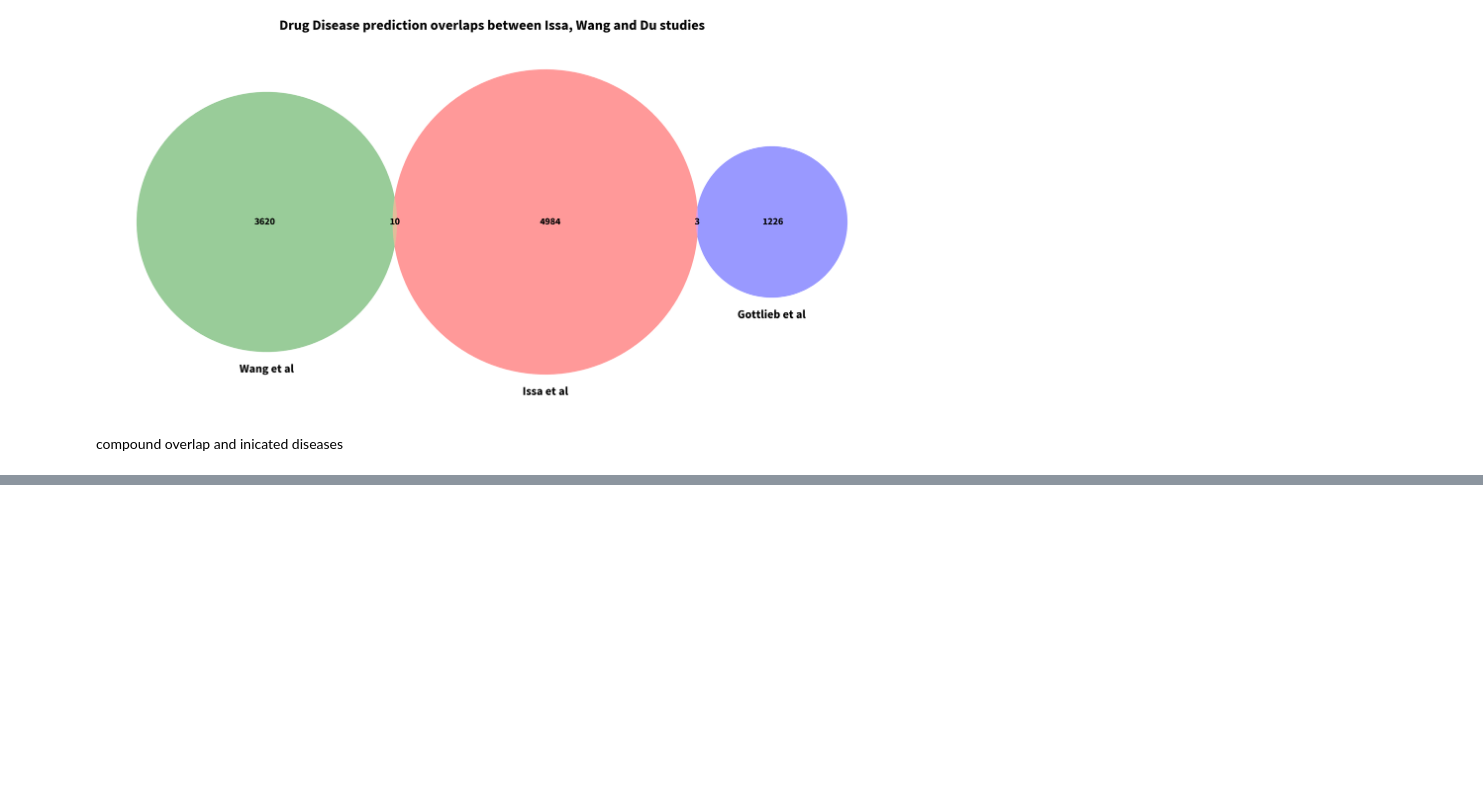
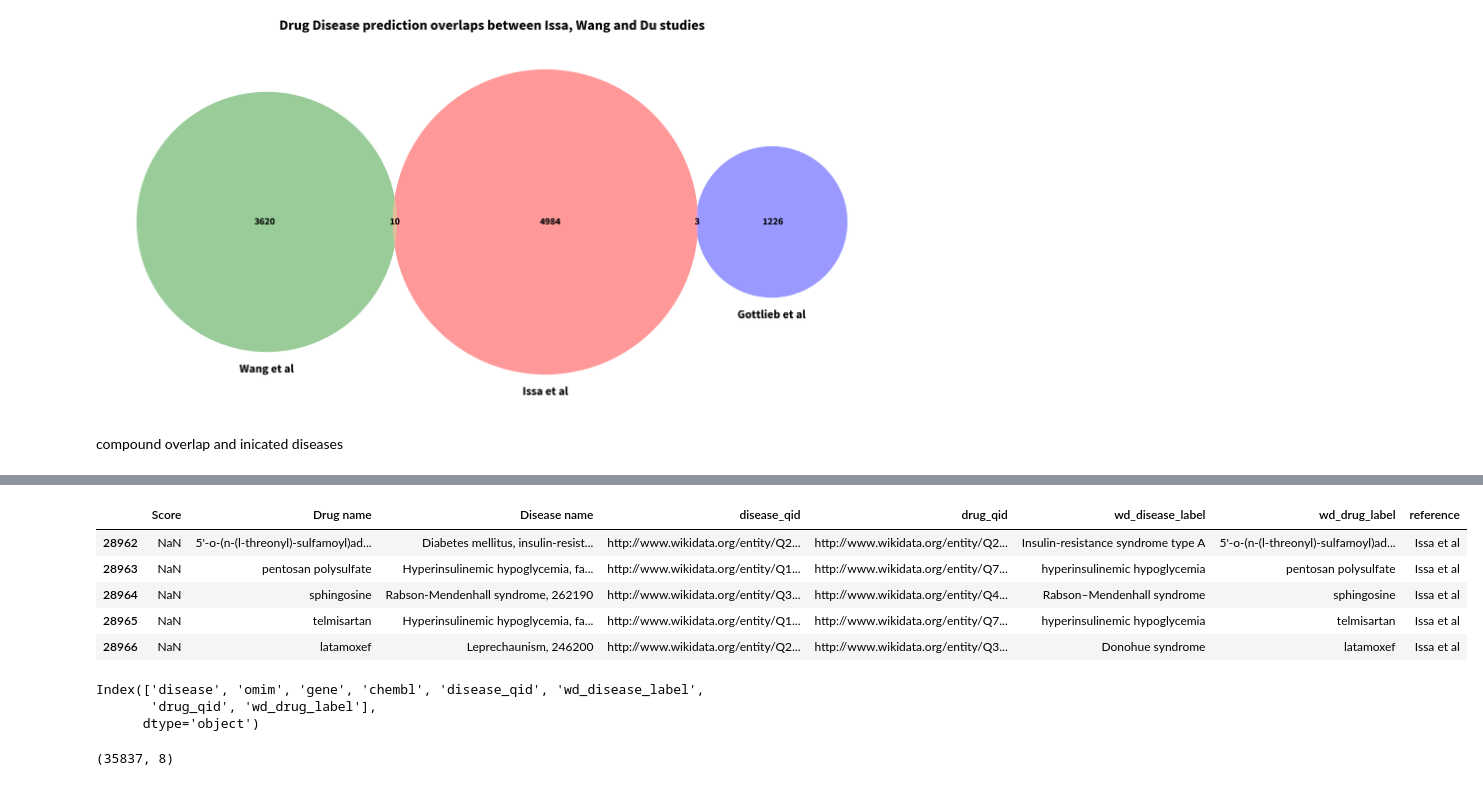
Before and after one commit to sebotic/wikidata_notebooks, a Jupyter notebook: Gottlieb paper data prep.ipynb, the cells around one changed output, grey strips where cells are left out. Drawn from its saved outputs; the diff is of its cells as text; code cells hidden in the pictures; blank space fills up the shorter version.

```diff
--- a/Gottlieb paper data prep.ipynb
+++ b/Gottlieb paper data prep.ipynb
@@ -978,0 +1052,35 @@ compound overlap and inicated diseases
+# %%
+# issa_data_rearrange = pd.DataFrame(issa_data[]
+all_data = None
+for c, x in issa_data.iterrows():
+    i = 0
+    tf = pd.DataFrame([], columns=gottlieb_data.columns, dtype=gottlieb_data.dtypes)
+    tf.loc[i, 'Disease name'] = x['Disease']
+    tf.loc[i, 'disease_qid'] = x['OMIM WD']
+    tf.loc[i, 'drug_qid'] = x['DrugBank WD']
+    tf.loc[i, 'wd_disease_label'] = x['wd_disease_label']
+    tf.loc[i, 'wd_drug_label'] = x['wd_drug_label']
+    tf.loc[i, 'reference'] = 'Issa et al'
+    tf.loc[i, 'Drug name'] = x['wd_drug_label']
+#     print(tf.head())
+#     print(tf.dtypes)
+
+    if all_data is None:
+        all_data = gottlieb_data.append(tf, ignore_index=True)
+    else:
+        all_data = all_data.append(tf, ignore_index=True)
+# %%
+all_data.tail()
+# %% [output]
+|  | Score | Drug name | Disease name | disease_qid | drug_qid | wd_disease_label | wd_drug_label | reference |
+| 28962 | NaN | 5'-o-(n-(l-threonyl)-sulfamoyl)ad... | Diabetes mellitus, insulin-resist... | http://www.wikidata.org/entity/Q2... | http://www.wikidata.org/entity/Q2... | Insulin-resistance syndrome type A | 5'-o-(n-(l-threonyl)-sulfamoyl)ad... | Issa et al |
+| 28963 | NaN | pentosan polysulfate | Hyperinsulinemic hypoglycemia, fa... | http://www.wikidata.org/entity/Q1... | http://www.wikidata.org/entity/Q7... | hyperinsulinemic hypoglycemia | pentosan polysulfate | Issa et al |
+| 28964 | NaN | sphingosine | Rabson-Mendenhall syndrome, 262190 | http://www.wikidata.org/entity/Q3... | http://www.wikidata.org/entity/Q4... | Rabson–Mendenhall syndrome | sphingosine | Issa et al |
+| 28965 | NaN | telmisartan | Hyperinsulinemic hypoglycemia, fa... | http://www.wikidata.org/entity/Q1... | http://www.wikidata.org/entity/Q7... | hyperinsulinemic hypoglycemia | telmisartan | Issa et al |
+| 28966 | NaN | latamoxef | Leprechaunism, 246200 | http://www.wikidata.org/entity/Q2... | http://www.wikidata.org/entity/Q3... | Donohue syndrome | latamoxef | Issa et al |
+# %%
+du_annot_data.columns
+# %% [output]
+Index(['disease', 'omim', 'gene', 'chembl', 'disease_qid', 'wd_disease_label',
+       'drug_qid', 'wd_drug_label'],
+      dtype='object')
@@ -978,0 +1106,4 @@ compound overlap and inicated diseases
+# %%
+all_data.shape
+# %% [output]
+(35837, 8)
```
Also changed, not shown: parts of 15 cells of this notebook.
